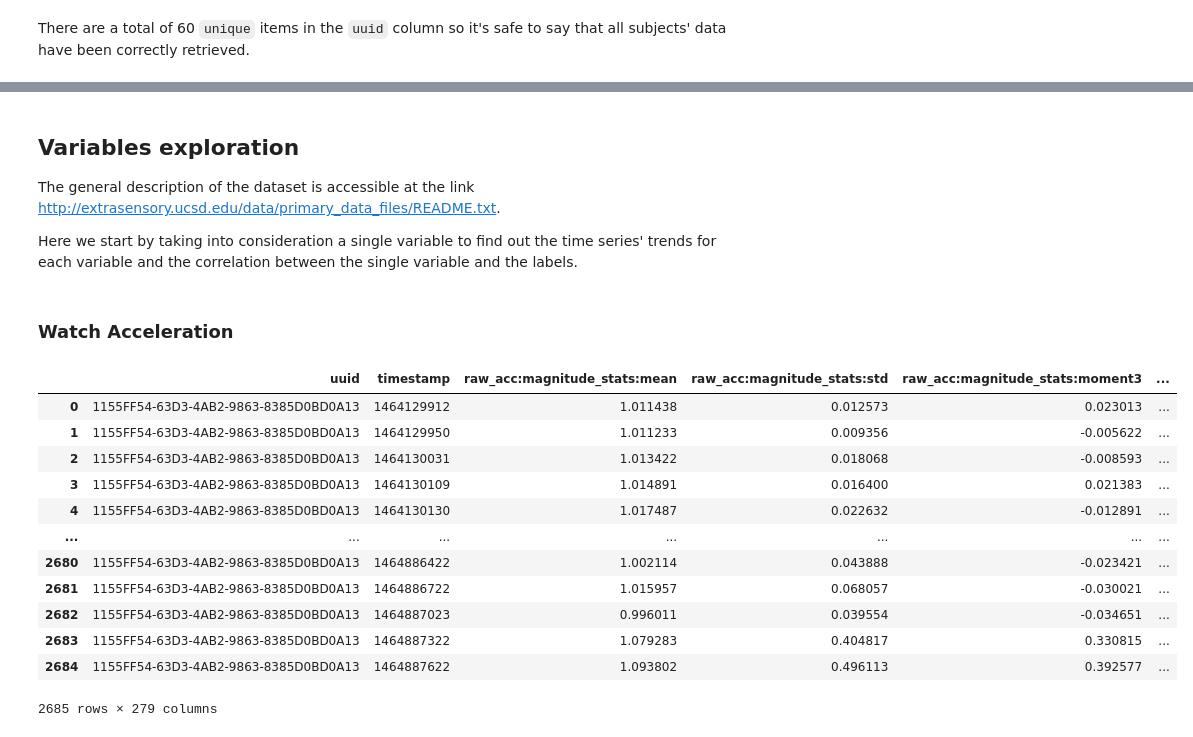
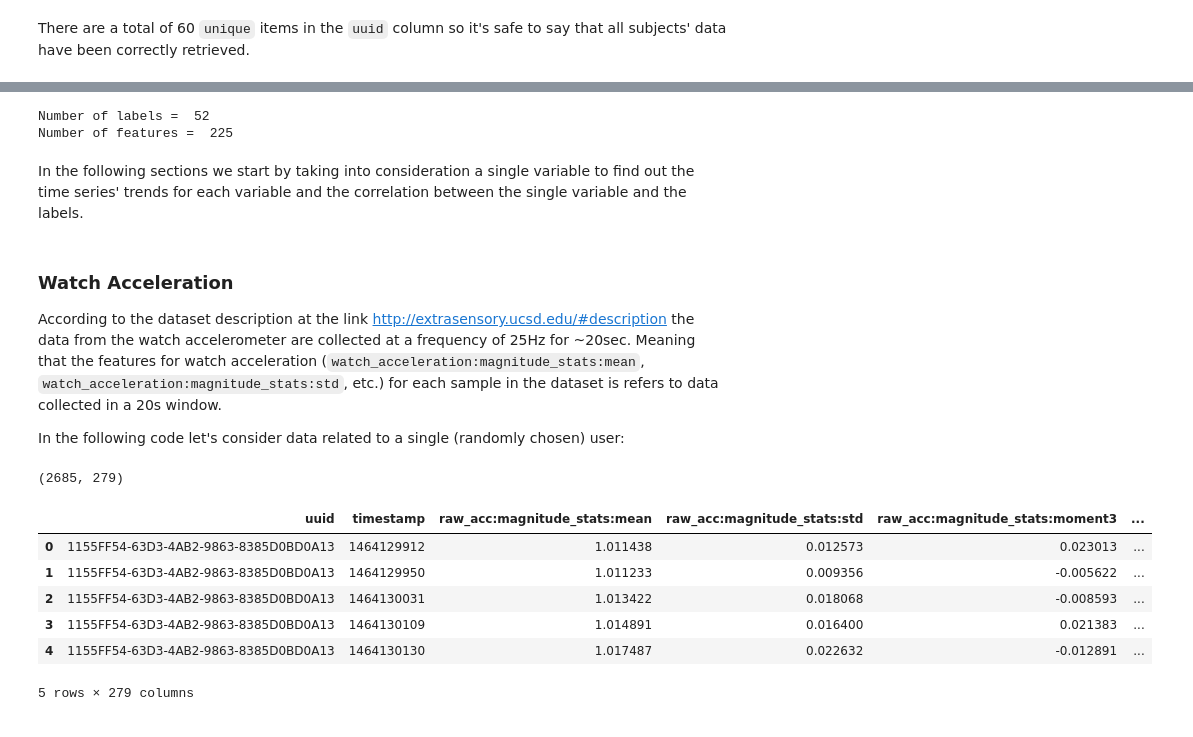
Before and after one commit to MariPS/Behavioral-Context-Recognition, a Jupyter notebook: exploratory-data-analysis.ipynb, the cells around one changed output, grey strips where cells are left out. Drawn from its saved outputs; the diff is of its cells as text; code cells hidden in the pictures.

Commit message:
Added watch acceleration analysis

```diff
--- a/exploratory-data-analysis.ipynb
+++ b/exploratory-data-analysis.ipynb
@@ -65,27 +77,36 @@ There are a total of 60 <code>unique</code> items in the <code>uuid</code> colum
+# %%
+cols = [x for x in df_dset.columns if "label" in x]
+print("Number of labels = ", df_dset.loc[:, cols].shape[1])
+
+cols = [x for x in df_dset.columns if "label" not in x]
+print("Number of features = ", df_dset.loc[:, cols].shape[1]-2) # minus uuid and timestamp columns
+# %% [output]
+Number of labels =  52
+Number of features =  225
 # %% [markdown]
-## Variables exploration
-The general description of the dataset is accessible at the link http://extrasensory.ucsd.edu/data/primary_data_files/README.txt.
-
-Here we start by taking into consideration a single variable to find out the time series' trends for each variable and the correlation between the single variable and the labels.
+In the following sections we start by taking into consideration a single variable to find out the time series' trends
+for each variable and the correlation between the single variable and the labels.
-# %% [markdown]
-### Watch Acceleration
+# %% [markdown]
+### Watch Acceleration
+According to the dataset description at the link http://extrasensory.ucsd.edu/#description the data from the watch
+accelerometer are collected at a frequency of 25Hz for ~20sec. Meaning that the features for watch acceleration
+(<code>watch_acceleration:magnitude_stats:mean</code>, <code>watch_acceleration:magnitude_stats:std</code>, etc.)
+for each sample in the dataset is refers to data collected in a 20s window.
+
+In the following code let's consider data related to a single (randomly chosen) user:
 # %%
 uuid = '1155FF54-63D3-4AB2-9863-8385D0BD0A13'
 user_data = df_dset.loc[df_dset['uuid']==uuid]
 user_data = user_data.copy()
 user_data.reset_index(inplace=True,drop=True)
-user_data
+print(user_data.shape)
+user_data.head()
 # %% [output]
+(2685, 279)
 |  | uuid | timestamp | raw_acc:magnitude_stats:mean | raw_acc:magnitude_stats:std | raw_acc:magnitude_stats:moment3 | ... |
 | 0 | 1155FF54-63D3-4AB2-9863-8385D0BD0A13 | 1464129912 | 1.011438 | 0.012573 | 0.023013 | ... |
 | 1 | 1155FF54-63D3-4AB2-9863-8385D0BD0A13 | 1464129950 | 1.011233 | 0.009356 | -0.005622 | ... |
 | 2 | 1155FF54-63D3-4AB2-9863-8385D0BD0A13 | 1464130031 | 1.013422 | 0.018068 | -0.008593 | ... |
 | 3 | 1155FF54-63D3-4AB2-9863-8385D0BD0A13 | 1464130109 | 1.014891 | 0.016400 | 0.021383 | ... |
 | 4 | 1155FF54-63D3-4AB2-9863-8385D0BD0A13 | 1464130130 | 1.017487 | 0.022632 | -0.012891 | ... |
-| ... | ... | ... | ... | ... | ... | ... |
-| 2680 | 1155FF54-63D3-4AB2-9863-8385D0BD0A13 | 1464886422 | 1.002114 | 0.043888 | -0.023421 | ... |
-| 2681 | 1155FF54-63D3-4AB2-9863-8385D0BD0A13 | 1464886722 | 1.015957 | 0.068057 | -0.030021 | ... |
-| 2682 | 1155FF54-63D3-4AB2-9863-8385D0BD0A13 | 1464887023 | 0.996011 | 0.039554 | -0.034651 | ... |
-| 2683 | 1155FF54-63D3-4AB2-9863-8385D0BD0A13 | 1464887322 | 1.079283 | 0.404817 | 0.330815 | ... |
-| 2684 | 1155FF54-63D3-4AB2-9863-8385D0BD0A13 | 1464887622 | 1.093802 | 0.496113 | 0.392577 | ... |
-2685 rows × 279 columns
+5 rows × 279 columns
```
Also changed, not shown: parts of 13 cells of this notebook.
